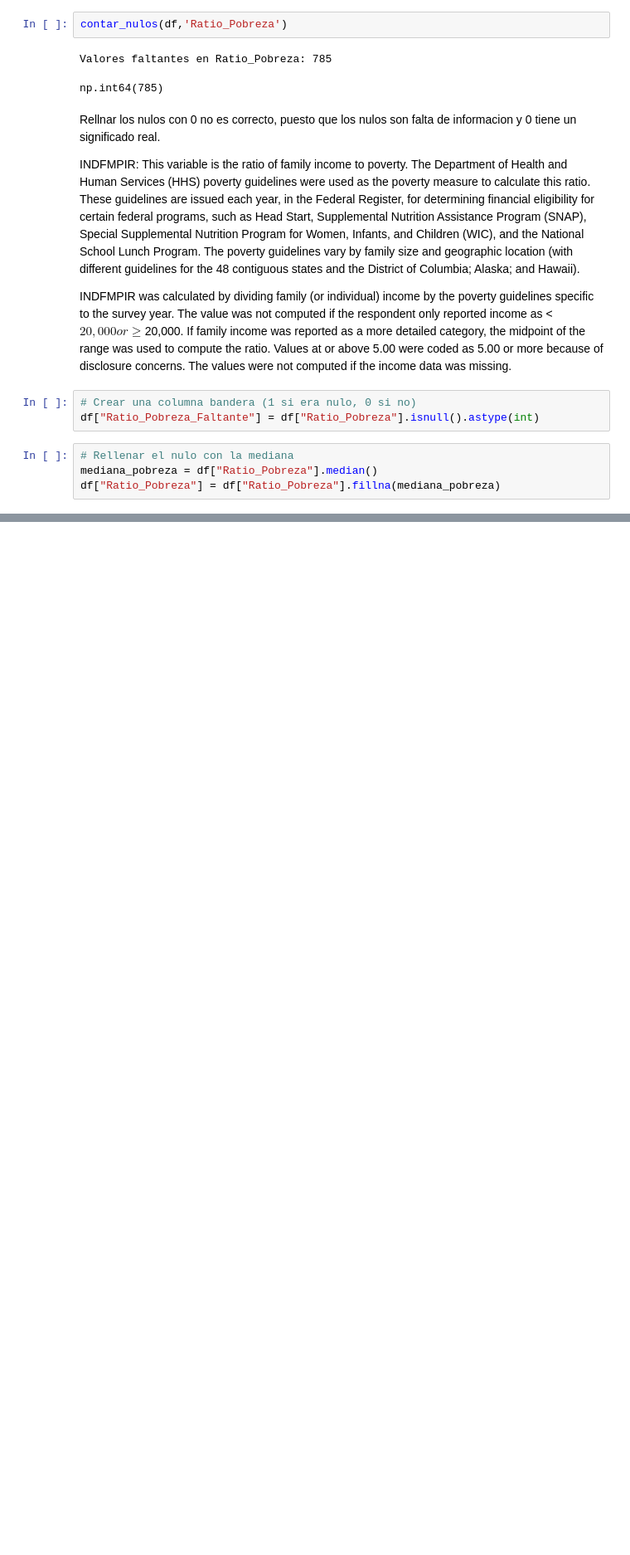
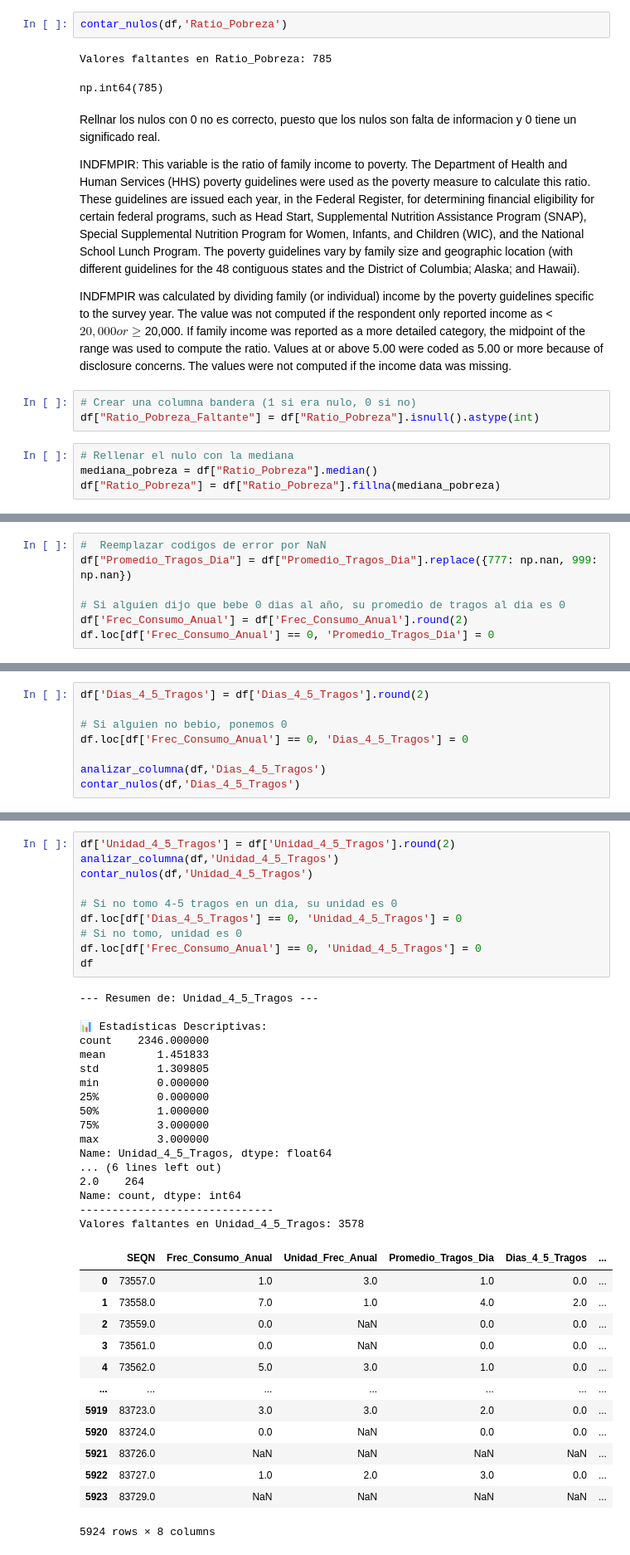
Before and after one commit to salva1984/kokoa-analisis-salud-mental, a Jupyter notebook: notebooks/02-limpieza.ipynb, the cells around one changed output, grey strips where cells are left out. Shown at 83% size. Cells and saved outputs as stored; diff of their text form; blank space fills up the shorter version.

```diff
--- a/notebooks/02-limpieza.ipynb
+++ b/notebooks/02-limpieza.ipynb
@@ -346,0 +467,7 @@ Name: count, Length: 441, dtype: int64
+# %%
+#  Reemplazar codigos de error por NaN
+df["Promedio_Tragos_Dia"] = df["Promedio_Tragos_Dia"].replace({777: np.nan, 999: np.nan})
+
+# Si alguien dijo que bebe 0 dias al año, su promedio de tragos al dia es 0
+df['Frec_Consumo_Anual'] = df['Frec_Consumo_Anual'].round(2)
+df.loc[df['Frec_Consumo_Anual'] == 0, 'Promedio_Tragos_Dia'] = 0
@@ -346,0 +476,8 @@ Name: count, Length: 441, dtype: int64
+# %%
+df['Dias_4_5_Tragos'] = df['Dias_4_5_Tragos'].round(2)
+
+# Si alguien no bebio, ponemos 0
+df.loc[df['Frec_Consumo_Anual'] == 0, 'Dias_4_5_Tragos'] = 0
+
+analizar_columna(df,'Dias_4_5_Tragos')
+contar_nulos(df,'Dias_4_5_Tragos')
@@ -346,0 +505,41 @@ Name: count, Length: 441, dtype: int64
+# %%
+df['Unidad_4_5_Tragos'] = df['Unidad_4_5_Tragos'].round(2)
+analizar_columna(df,'Unidad_4_5_Tragos')
+contar_nulos(df,'Unidad_4_5_Tragos')
+
+# Si no tomo 4-5 tragos en un dia, su unidad es 0
+df.loc[df['Dias_4_5_Tragos'] == 0, 'Unidad_4_5_Tragos'] = 0
+# Si no tomo, unidad es 0
+df.loc[df['Frec_Consumo_Anual'] == 0, 'Unidad_4_5_Tragos'] = 0
+df
+# %% [output]
+--- Resumen de: Unidad_4_5_Tragos ---
+
+📊 Estadísticas Descriptivas:
+count    2346.000000
+mean        1.451833
+std         1.309805
+min         0.000000
+25%         0.000000
+50%         1.000000
+75%         3.000000
+max         3.000000
+Name: Unidad_4_5_Tragos, dtype: float64
+... (6 lines left out)
+2.0    264
+Name: count, dtype: int64
+------------------------------
+Valores faltantes en Unidad_4_5_Tragos: 3578
+|  | SEQN | Frec_Consumo_Anual | Unidad_Frec_Anual | Promedio_Tragos_Dia | Dias_4_5_Tragos | ... |
+| 0 | 73557.0 | 1.0 | 3.0 | 1.0 | 0.0 | ... |
+| 1 | 73558.0 | 7.0 | 1.0 | 4.0 | 2.0 | ... |
+| 2 | 73559.0 | 0.0 | NaN | 0.0 | 0.0 | ... |
+| 3 | 73561.0 | 0.0 | NaN | 0.0 | 0.0 | ... |
+| 4 | 73562.0 | 5.0 | 3.0 | 1.0 | 0.0 | ... |
+| ... | ... | ... | ... | ... | ... | ... |
+| 5919 | 83723.0 | 3.0 | 3.0 | 2.0 | 0.0 | ... |
+| 5920 | 83724.0 | 0.0 | NaN | 0.0 | 0.0 | ... |
+| 5921 | 83726.0 | NaN | NaN | NaN | NaN | ... |
+| 5922 | 83727.0 | 1.0 | 2.0 | 3.0 | 0.0 | ... |
+| 5923 | 83729.0 | NaN | NaN | NaN | NaN | ... |
+5924 rows × 8 columns
```
Also changed, not shown: parts of 28 cells of this notebook, 3 other files.
